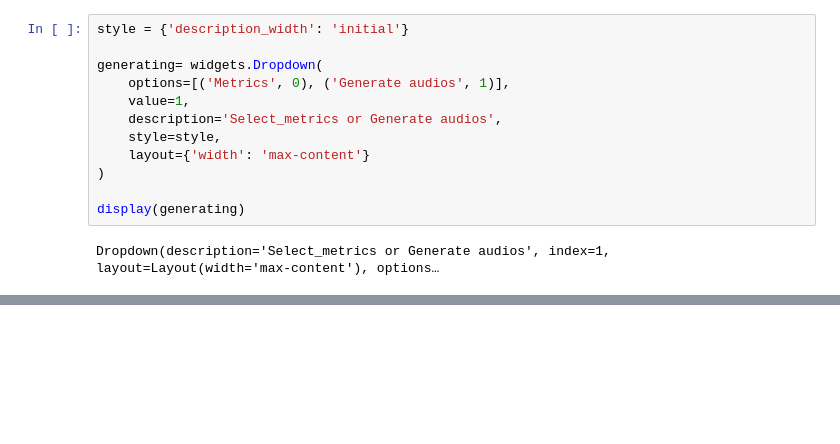
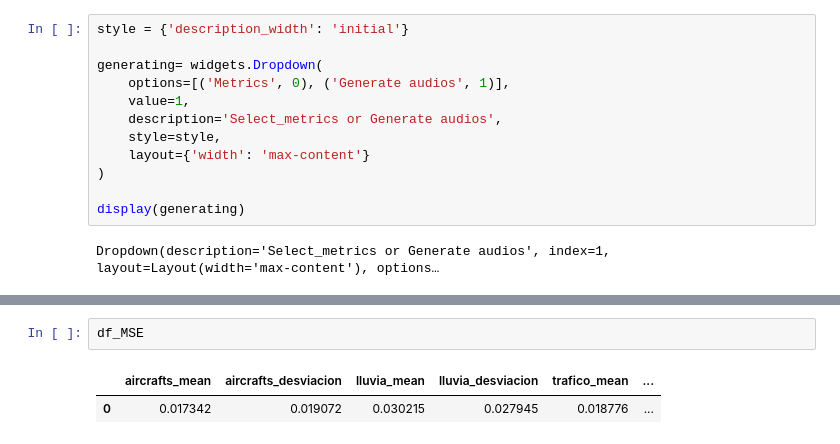
Before and after one commit to ufvceiec/Background-noise-evaluation, a Jupyter notebook: Code/Building_model_MEL/MEL_model_load_VAE.ipynb, the cells around one changed output, grey strips where cells are left out. Cells and saved outputs as stored; diff of their text form; blank space fills up the shorter version.

```diff
--- a/Code/Building_model_MEL/MEL_model_load_VAE.ipynb
+++ b/Code/Building_model_MEL/MEL_model_load_VAE.ipynb
@@ -139,0 +216,5 @@ else:
+# %%
+df_MSE
+# %% [output]
+|  | aircrafts_mean | aircrafts_desviacion | lluvia_mean | lluvia_desviacion | trafico_mean | ... |
+| 0 | 0.017342 | 0.019072 | 0.030215 | 0.027945 | 0.018776 | ... |
```
Also changed, not shown: parts of 6 cells of this notebook, 2 other files.
